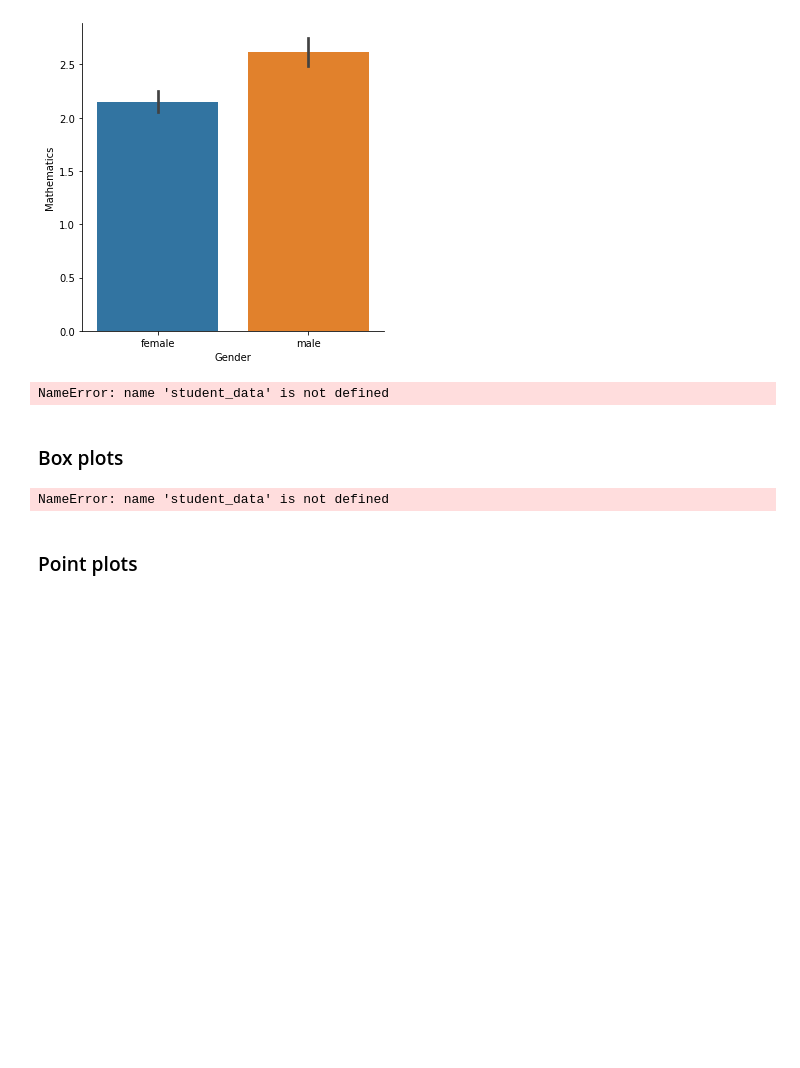
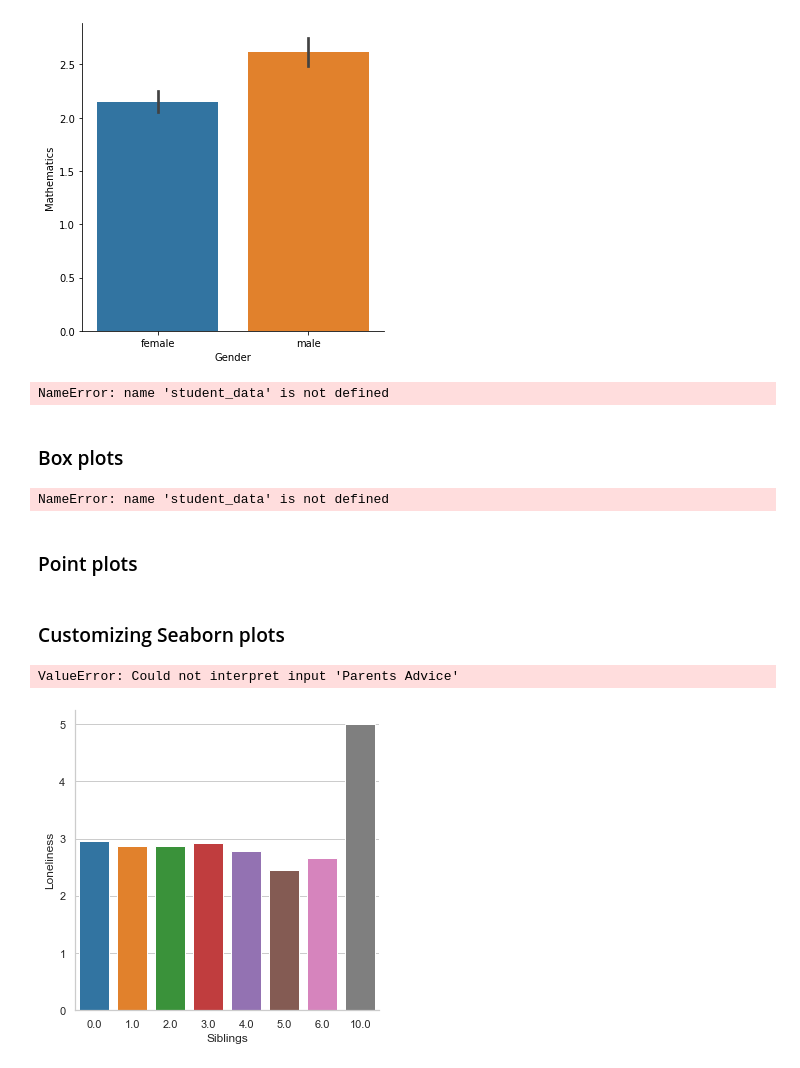
Before and after one commit to Alumasa/Python-for-data-science, a Jupyter notebook: Data Visualization with Seaborn.ipynb, the cells around one changed output. Drawn from its saved outputs; the diff is of its cells as text; code cells hidden in the pictures; blank space fills up the shorter version.

Commit message:
Customizing Seaborn

```diff
--- a/Data Visualization with Seaborn.ipynb
+++ b/Data Visualization with Seaborn.ipynb
@@ -433,3 +434,67 @@ sns.catplot(x="romantic", y="absences",
 
 # Show plot
 plt.show()
+# %% [markdown]
+### Customizing Seaborn plots
+# %%
+# Set the color palette to "Purples"
+sns.set_style("whitegrid")
+
+
+# Create a count plot of survey responses
+category_order = ["Never", "Rarely", "Sometimes",
+                  "Often", "Always"]
+
+sns.catplot(x="Parents Advice",
+            data=survey_data,
+            kind="count",
+            order=category_order)
+
+# Show plot
+plt.show()
+# %% [output]
+ValueError: Could not interpret input 'Parents Advice'
+# %%
+# Change the color palette to "RdBu"
+sns.set_style("whitegrid")
+sns.set_palette("Purples")
+
+# Create a count plot of survey responses
+category_order = ["Never", "Rarely", "Sometimes",
+                  "Often", "Always"]
+
+sns.catplot(x="Parents Advice",
+            data=survey_data,
+            kind="count",
+            order=category_order)
+
+# Show plot
+plt.show()
+# %%
+# Change the color palette to "RdBu"
+sns.set_style("whitegrid")
+sns.set_palette("RdBu")
+
+# Create a count plot of survey responses
+category_order = ["Never", "Rarely", "Sometimes",
+                  "Often", "Always"]
+
+sns.catplot(x="Parents Advice",
+            data=survey_data,
+            kind="count",
+            order=category_order)
+
+# Show plot
+plt.show()
+# %%
+# Set the context to "paper", 'notebook', 'talk', 'poster'
+sns.set_context('notebook')
+
+# Create bar plot
+sns.catplot(x="Siblings", y="Loneliness",
+            data=survey_data, kind="bar", ci=None)
+
+# Show plot
+plt.show()
+# %% [output]
+[figure, added]
```
Also changed, not shown: parts of 9 cells of this notebook.
